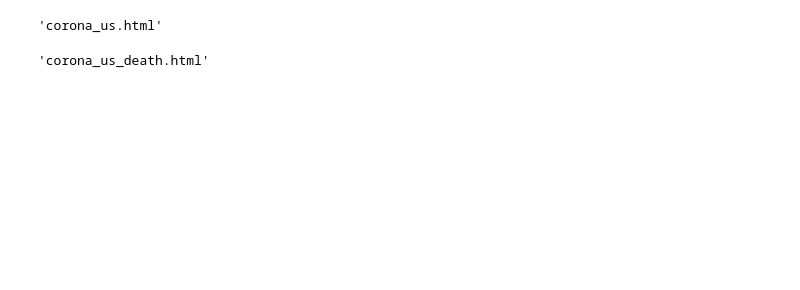
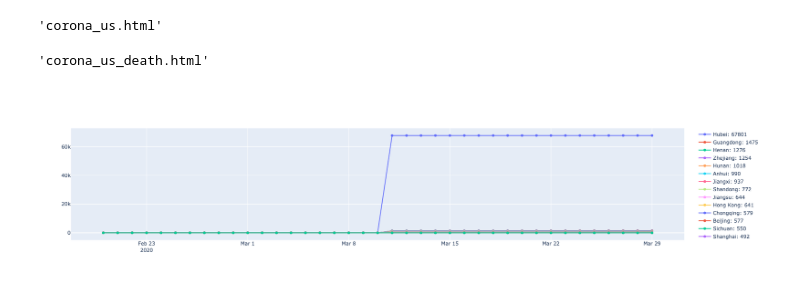
Before and after one commit to Anrris/corona, a Jupyter notebook: corona.ipynb, the cells around one changed output. Saved outputs shown, nothing was run; the diff lists cells and outputs as text; code cells hidden in the pictures; blank space fills up the shorter version.

```diff
--- a/corona.ipynb
+++ b/corona.ipynb
@@ -50,3 +49,17 @@ fig.update_layout(title="Corona virus tracking: USA deaths accross states")
 plotly.offline.plot(fig, filename = 'corona_us_death.html', auto_open=True)
 # %% [output]
 'corona_us_death.html'
+# %%
+df, last = daily.DailyData.ranged_region(start=pd.Timestamp(2020, 1, 20), end=pd.Timestamp(2020, 3, 29), country='China', indicator='Confirmed')
+fig = go.Figure()
+for total, col in last:
+    if col == 'Recovered':
+        continue
+    fig.add_trace(
+        go.Scatter(
+            x=df.index, y=df[col], mode='lines+markers', name=f'{col}: {int(total)}'
+        )
+    )
+fig
+# %% [output]
+[figure, added]
```
Also changed, not shown: parts of 2 cells of this notebook, 3 other files.
